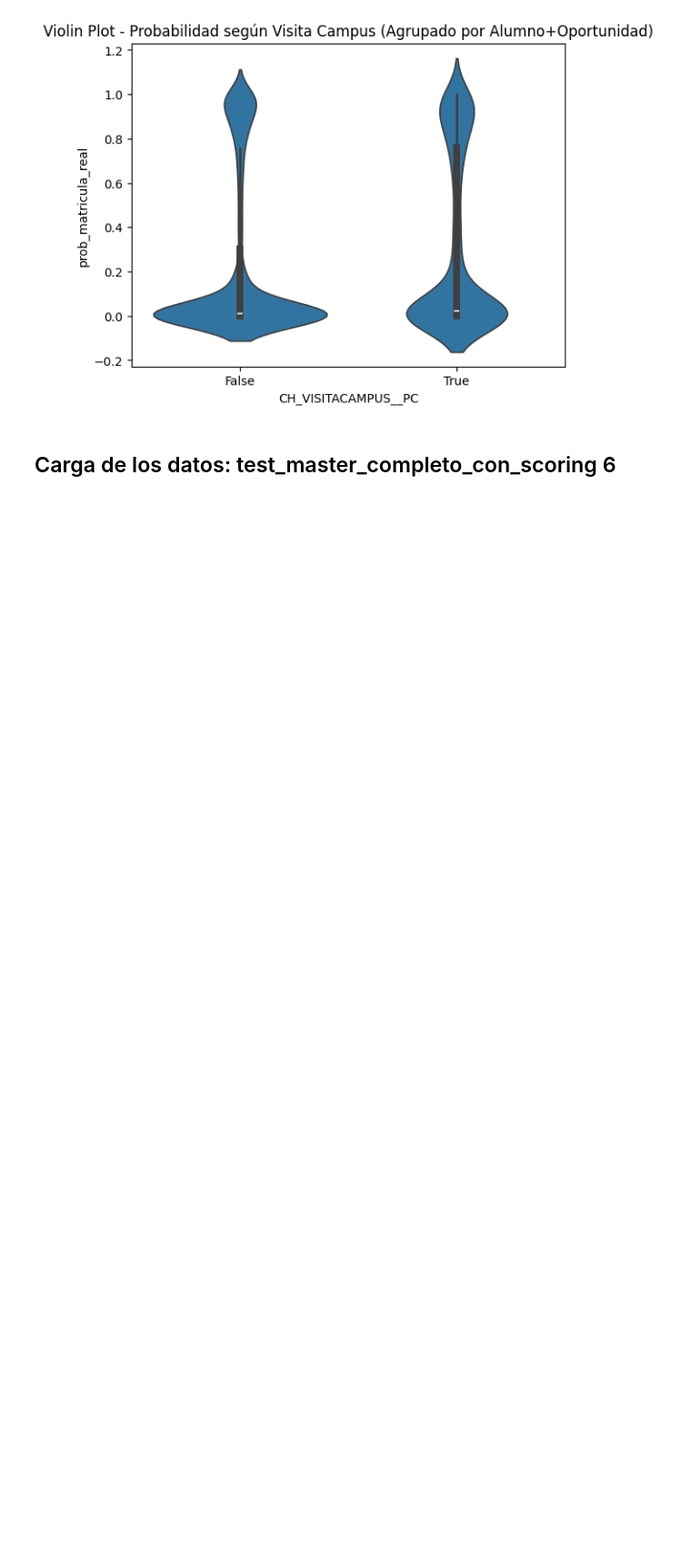
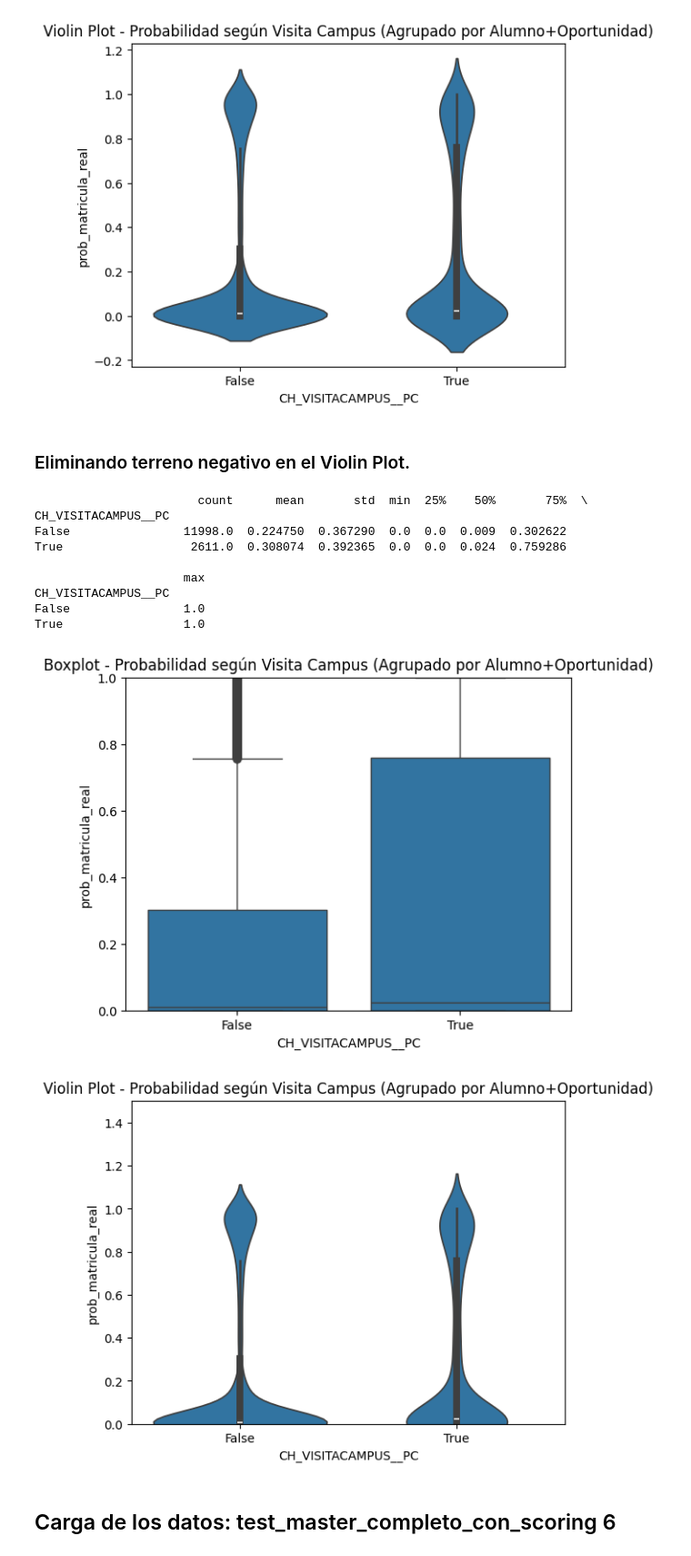
Before and after one commit to MiguelHernandezCorral/UNAV, a Jupyter notebook: notebooks/Correcciones de Comprobando datos - Mario datos de ID.ipynb, the cells around one changed output. Shown at 91% size. Cells and saved outputs as stored; diff of their text form; code cells hidden in the pictures; blank space fills up the shorter version.

```diff
--- a/notebooks/Correcciones de Comprobando datos - Mario datos de ID.ipynb
+++ b/notebooks/Correcciones de Comprobando datos - Mario datos de ID.ipynb
@@ -171,6 +171,49 @@ False                1.0
 True                 1.0
 [figure]
 [figure]
+# %% [markdown]
+### Eliminando terreno negativo en el Violin Plot.
+# %%
+import seaborn as sns
+import matplotlib.pyplot as plt
+
+# Agrupar por Alumno+Oportunidad y calcular la probabilidad media
+df_agrupado = (
+    df_grado
+    .groupby(["ID", "ACCOUNTID"], as_index=False)
+    .agg({
+        "CH_VISITACAMPUS__PC": "first",   # asumimos que no cambia dentro de la combinación
+        "prob_matricula_real": "mean"     # media de probabilidad por combinación
+    })
+)
+
+# Estadísticas por grupo
+stats_visita = df_agrupado.groupby("CH_VISITACAMPUS__PC")["prob_matricula_real"].describe()
+print(stats_visita)
+
+# Boxplot
+sns.boxplot(x="CH_VISITACAMPUS__PC", y="prob_matricula_real", data=df_agrupado)
+plt.title("Boxplot - Probabilidad según Visita Campus (Agrupado por Alumno+Oportunidad)")
+plt.ylim(0, 1)  # Limitar eje Y para eliminar zona negativa
+plt.show()
+
+# Violin plot sin franja negativa
+sns.violinplot(x="CH_VISITACAMPUS__PC", y="prob_matricula_real", data=df_agrupado, inner="box")
+plt.title("Violin Plot - Probabilidad según Visita Campus (Agrupado por Alumno+Oportunidad)")
+plt.ylim(0, 1.5)  # Limitar eje Y para eliminar zona negativa
+plt.show()
+# %% [output]
+                       count      mean       std  min  25%    50%       75%  \
+CH_VISITACAMPUS__PC
+False                11998.0  0.224750  0.367290  0.0  0.0  0.009  0.302622
+True                  2611.0  0.308074  0.392365  0.0  0.0  0.024  0.759286
+
+                     max
+CH_VISITACAMPUS__PC
+False                1.0
+True                 1.0
+[figure, added]
+[figure, added]
 # %% [markdown]
 ## Carga de los datos: test_master_completo_con_scoring 6
 # %%
```
